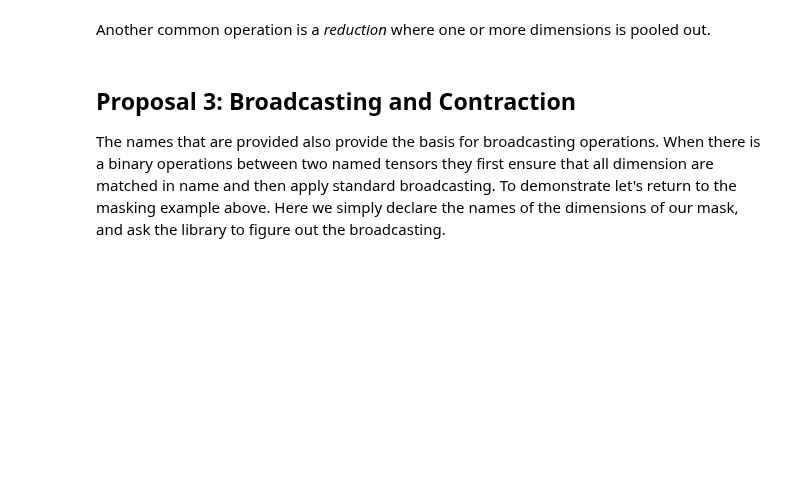
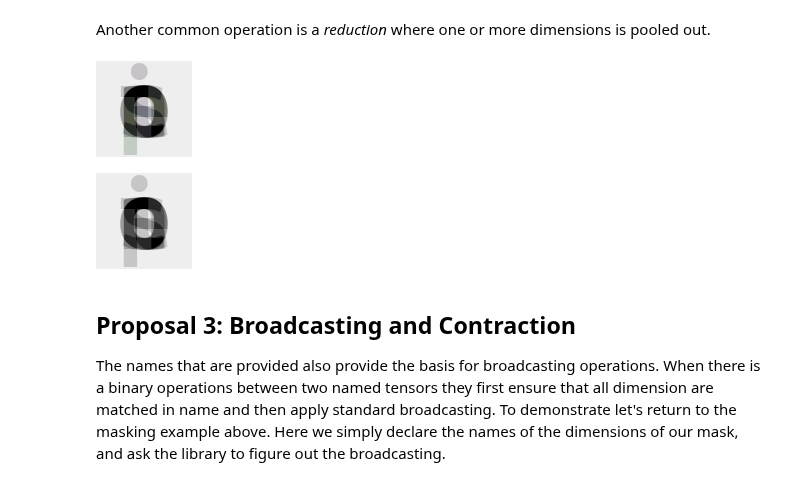
Before and after one commit to harvardnlp/namedtensor, a Jupyter notebook: notebooks/NamedTensor.ipynb, the cells around one changed output. Drawn from its saved outputs; the diff is of its cells as text; code cells hidden in the pictures; blank space fills up the shorter version.

```diff
--- a/notebooks/NamedTensor.ipynb
+++ b/notebooks/NamedTensor.ipynb
@@ -35,5 +38,5 @@ ModuleNotFoundError: No module named 'PIL'
 
 This post is about the tensor class, a multi-dimensional array object that is the central object of deep learning frameworks such as Torch, TensorFlow and Chainer, as well as numpy. Tensors carry around a blob of storage and expose a tuple of dimension information to users.
 # %%
-ims = torch.tensor(numpy.load('NamedTensor/examples/test_images.npy'))
+ims = torch.tensor(numpy.load('test_images.npy'))
 ims.shape
@@ -145,5 +164,5 @@ To experiment with these ideas I have built a library known as `NamedTensor`. Cu
 # %% [markdown]
 The core of the library is an object that wraps a tensor and provides names for each dimension. Here we simply wrap a given torch tensor with dimension names.
 # %%
-named_ims = NamedTensor(ims, "batch height width channels")
-named_ims.named_shape
+named_ims = NamedTensor(ims, ("batch", "height", "width", "channels"))
+named_ims.shape
@@ -173,8 +198,12 @@ sortex
 Another common operation is a *reduction*  where one or more dimensions is pooled out.
 # %%
 named_ims.mean("batch")
+# %% [output]
+[figure, added]
 # %%
-named_ims.mean("batch channels")
+named_ims.mean(("batch", "channels"))
+# %% [output]
+[figure, added]
 # %% [markdown]
 ## Proposal 3: Broadcasting and Contraction
 
```
Also changed, not shown: parts of 44 cells of this notebook, 1 other file.
